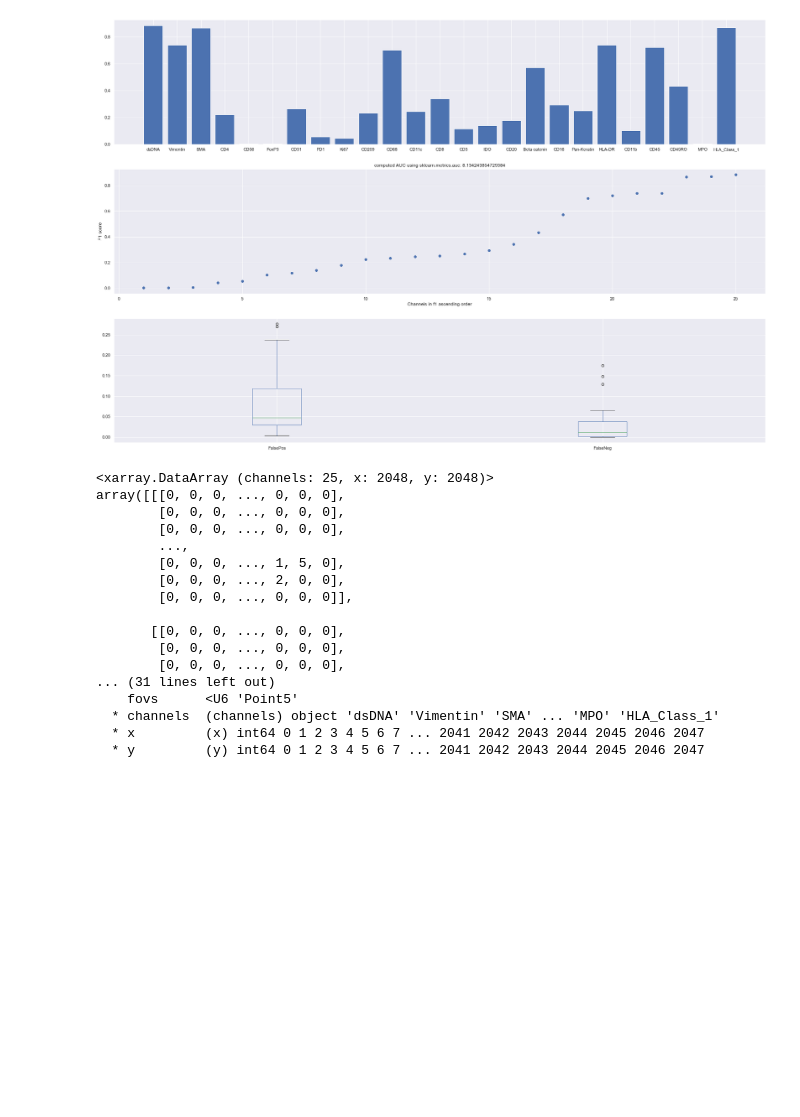
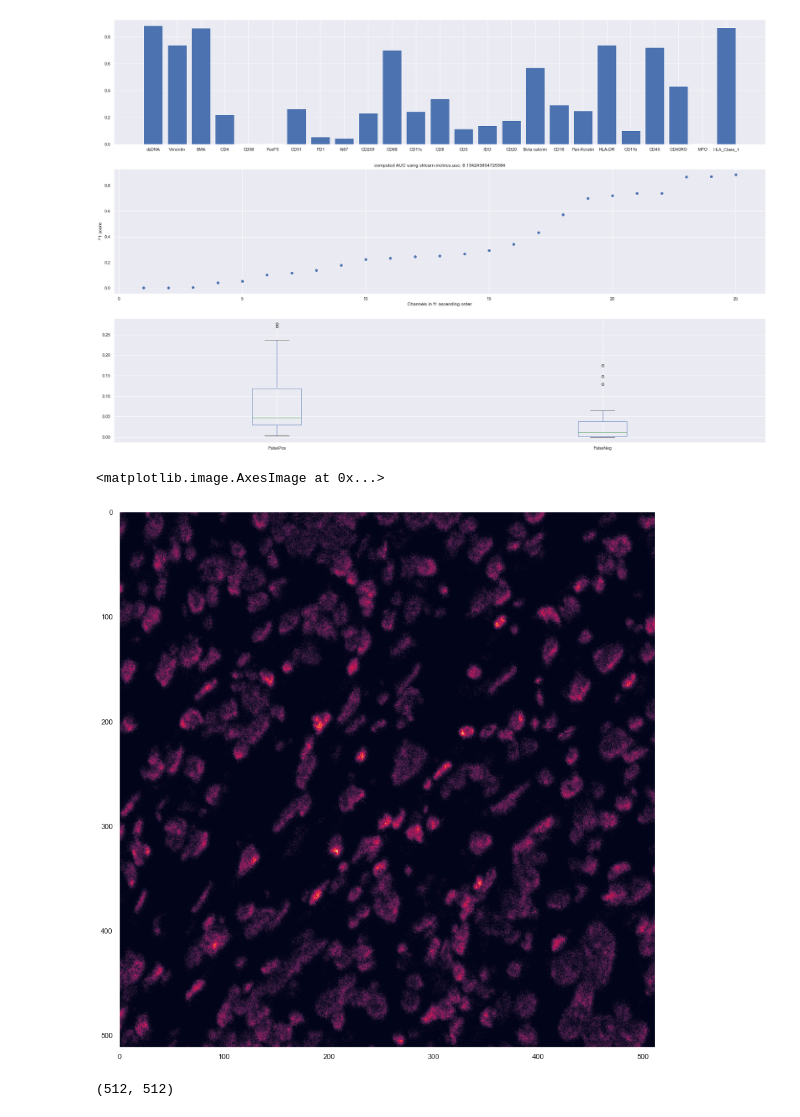
Before and after one commit to KerenLab/training_metrics, a Jupyter notebook: metrics.ipynb, the cells around one changed output. Cells and saved outputs as stored; diff of their text form; code cells hidden in the pictures; blank space fills up the shorter version.

```diff
--- a/metrics.ipynb
+++ b/metrics.ipynb
@@ -116,23 +116,23 @@ scores, df = combine_everyting(all_data, hat_dat, ch_list,path_main)
 # %% [output]
 FileNotFoundError: [Errno 2] No such file or directory: 'C:\\Users\\leeatgen.WISMAIN\\Desktop\\Vova\\Leeat Keren\\8_25epxeriments\\dip experiments\\opt with crop\\results\\df_pic.png'
 [figure]
-# %%
-all_data.sel(fovs='Point5', channels = ch_list)
-# %% [output]
-<xarray.DataArray (channels: 25, x: 2048, y: 2048)>
-array([[[0, 0, 0, ..., 0, 0, 0],
-        [0, 0, 0, ..., 0, 0, 0],
-        [0, 0, 0, ..., 0, 0, 0],
-        ...,
-        [0, 0, 0, ..., 1, 5, 0],
-        [0, 0, 0, ..., 2, 0, 0],
-        [0, 0, 0, ..., 0, 0, 0]],
-
-       [[0, 0, 0, ..., 0, 0, 0],
-        [0, 0, 0, ..., 0, 0, 0],
-        [0, 0, 0, ..., 0, 0, 0],
-... (31 lines left out)
-    fovs      <U6 'Point5'
-  * channels  (channels) object 'dsDNA' 'Vimentin' 'SMA' ... 'MPO' 'HLA_Class_1'
-  * x         (x) int64 0 1 2 3 4 5 6 7 ... 2041 2042 2043 2044 2045 2046 2047
-  * y         (y) int64 0 1 2 3 4 5 6 7 ... 2041 2042 2043 2044 2045 2046 2047
+# %%
+with open(r'Z:\vovam\Vova\data\matrices\8_25\channels.txt') as f:
+    ch_list = f.read().split('\n')
+all_data = xr.load_dataarray(r'C:\Users\leeatgen.WISMAIN\Desktop\Vova\all_data.nc').sel(fovs='Point5', channels = ch_list)
+# %%
+plt.rcParams["axes.grid"] = False
+dna = all_data.sel(channels = 'dsDNA').values[768:1280,768:1280]
+# %%
+plt.figure(figsize=(15,15))
+plt.imshow(dna)
+# %% [output]
+<matplotlib.image.AxesImage at 0x...>
+[figure, added]
+# %%
+r = np.random.randint(1,10)
+
+dna[512:512+r,512:512+r] = 0
+dna.reshape()
+# %% [output]
+(512, 512)
```
Also changed, not shown: parts of 2 cells of this notebook, 15 other files.
